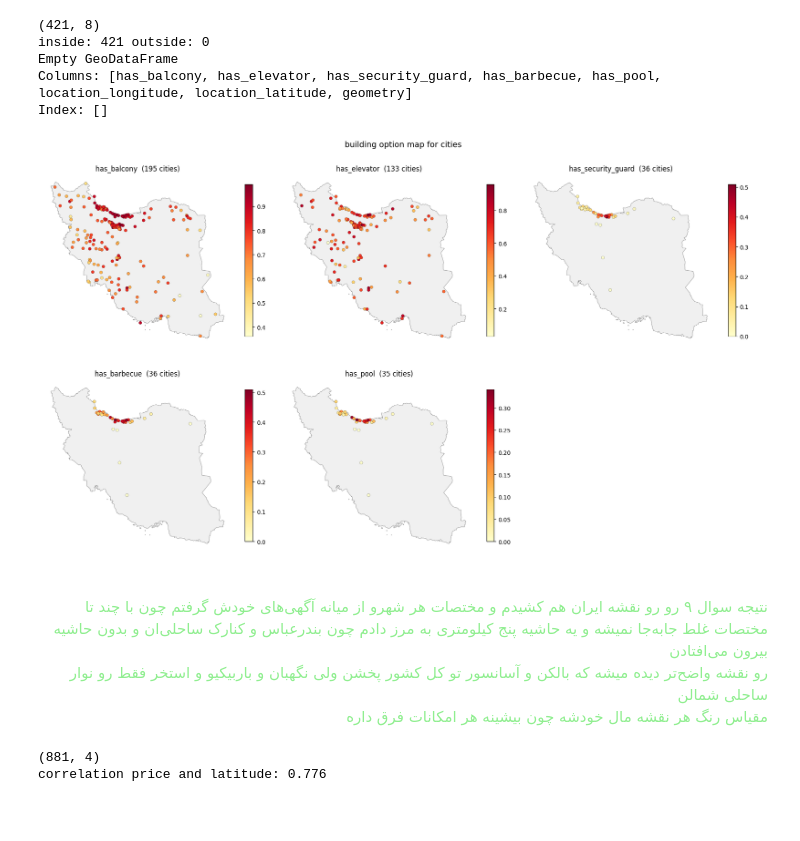
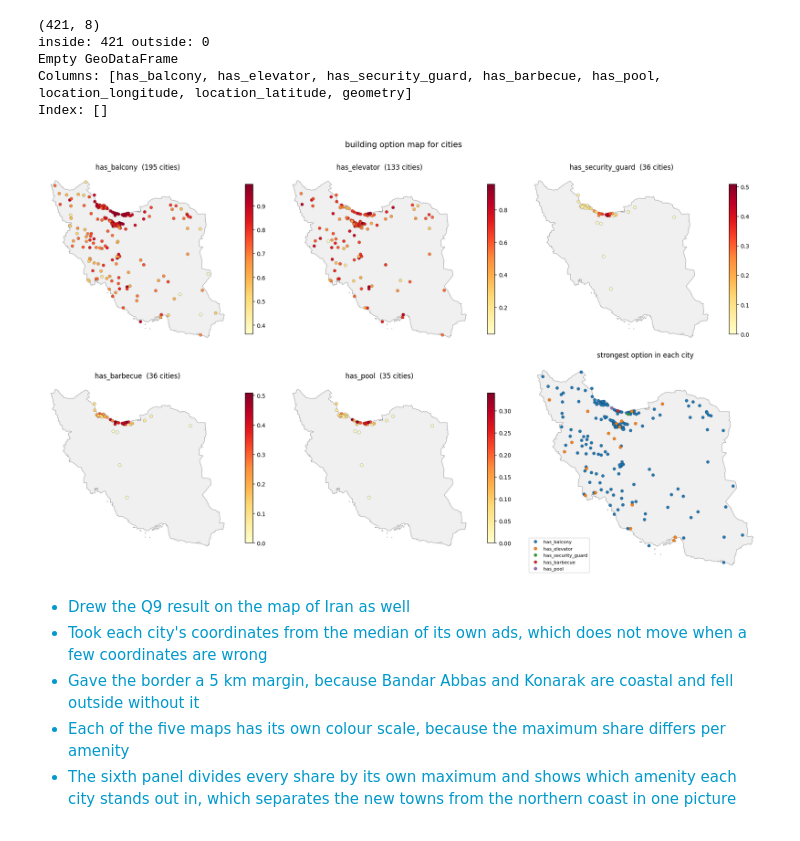
Before and after one commit to aminrafi394/quera-AI-first-project, a Jupyter notebook: notebooks/q8_q9_mahdi.ipynb, the cells around one changed output. Cells and saved outputs as stored; diff of their text form; code cells hidden in the pictures; blank space fills up the shorter version.

Commit message:
Add combined options map panel, English markdown and per-question map order

```diff
--- a/notebooks/q8_q9_mahdi.ipynb
+++ b/notebooks/q8_q9_mahdi.ipynb
@@ -657,20 +767,37 @@ m.save('geo/q9_map.html')
 # %%
-# static version
+# static map
+
 fig,axes = plt.subplots(2,3,figsize=(18, 11))
 axes = axes.flatten()
 
 for i,col in enumerate(options_cols):
     enough = counts[col] >= 200
-    sel = city_map_ok[enough.reindex(city_map_ok.index, fill_value=False)].dropna(subset=[col])
-    iran.plot(ax=axes[i], color='#f0f0f0', edgecolor='#888', linewidth=0.6)
-    sc = axes[i].scatter(sel['location_longitude'], sel['location_latitude'],c=sel[col], cmap='YlOrRd', s=28, edgecolor='black', linewidth=0.2)
-    plt.colorbar(sc, ax=axes[i], shrink=0.7)
+    sel = city_map_ok[enough.reindex(city_map_ok.index,fill_value=False)].dropna(subset=[col])
+    iran.plot(ax=axes[i],color='#f0f0f0',edgecolor='#888',linewidth=0.6)
+    sc = axes[i].scatter(sel['location_longitude'],sel['location_latitude'],c=sel[col],cmap='YlOrRd',s=28,edgecolor='black',linewidth=0.2)
+    plt.colorbar(sc, ax=axes[i],shrink=0.7)
     axes[i].set_title(f'{col}  ({len(sel)} cities)')
     axes[i].set_axis_off()
 
+rel = pd.DataFrame(index=city_map_ok.index)
+for col in options_cols:
+    enough = counts[col] >= 200
+    s = city_map_ok[col].where(enough.reindex(city_map_ok.index, fill_value=False))
+    rel[col] = s / s.max()
+
+top = rel.dropna(how='all').idxmax(axis=1)
+
+iran.plot(ax=axes[5],color='#f0f0f0',edgecolor='#888',linewidth=0.6)
+for col, colour in zip(options_cols,['#1f77b4','#ff7f0e','#2ca02c','#d62728','#9467bd']):
+    pts = city_map_ok.loc[top[top == col].index]
+    axes[5].scatter(pts['location_longitude'],pts['location_latitude'],c=colour,s=28,edgecolor='black',linewidth=0.2,label=col)
+
+axes[5].set_title('strongest option in each city')
+axes[5].legend(fontsize=8,loc='lower left')
 axes[5].set_axis_off()
+
 plt.suptitle('building option map for cities', fontsize=14)
 plt.tight_layout()
 plt.show()
 # %% [output]
-[figure, old version]
+[figure, new version]
@@ -677,29 +821,10 @@ plt.show()
 # %% [markdown]
-<p dir="rtl" align="right"><font color="#90EE90" face="vazir">
-نتیجه سوال ۹ رو رو نقشه ایران هم کشیدم و مختصات هر شهرو از میانه آگهی‌های خودش گرفتم چون با چند تا مختصات غلط جابه‌جا نمیشه و یه حاشیه پنج کیلومتری به مرز دادم چون بندرعباس و کنارک ساحلی‌ان و بدون حاشیه بیرون می‌افتادن
-<br>
-رو نقشه واضح‌تر دیده میشه که بالکن و آسانسور تو کل کشور پخشن ولی نگهبان و باربیکیو و استخر فقط رو نوار ساحلی شمالن
-<br>
-مقیاس رنگ هر نقشه مال خودشه چون بیشینه هر امکانات فرق داره
-</font></p>
+<div dir="ltr" align="left"><font color="#0099cc">
+<ul>
+<li>Drew the Q9 result on the map of Iran as well</li>
+<li>Took each city's coordinates from the median of its own ads, which does not move when a few coordinates are wrong</li>
+<li>Gave the border a 5 km margin, because Bandar Abbas and Konarak are coastal and fell outside without it</li>
+<li>Each of the five maps has its own colour scale, because the maximum share differs per amenity</li>
+<li>The sixth panel divides every share by its own maximum and shows which amenity each city stands out in, which separates the new towns from the northern coast in one picture</li>
+</ul>
+</font></div>
-# %%
-# price map of Tehran apartments
-step = 0.005
-t = df_q8[(df_q8['city_slug'] == 'tehran') & (df_q8['cat3_slug'] == 'apartment-sell')]
-t = t.dropna(subset=['price_per_m2', 'location_latitude', 'location_longitude']).copy()
-
-la1, la2 = t['location_latitude'].quantile([0.01, 0.99])
-lo1, lo2 = t['location_longitude'].quantile([0.01, 0.99])
-t = t[t['location_latitude'].between(la1, la2) & t['location_longitude'].between(lo1, lo2)]
-
-t['glat'] = (t['location_latitude'] / step).round() * step
-t['glon'] = (t['location_longitude'] / step).round() * step
-
-grid = t.groupby(['glat', 'glon'])['price_per_m2'].agg(['median', 'size'])
-grid = grid[grid['size'] >= 20].reset_index()
-
-print(grid.shape)
-print('correlation price and latitude:',round(grid['median'].corr(grid['glat']), 3))
-# %% [output]
-(881, 4)
-correlation price and latitude: 0.776
```
Also changed, not shown: parts of 49 cells of this notebook, 2 other files.
